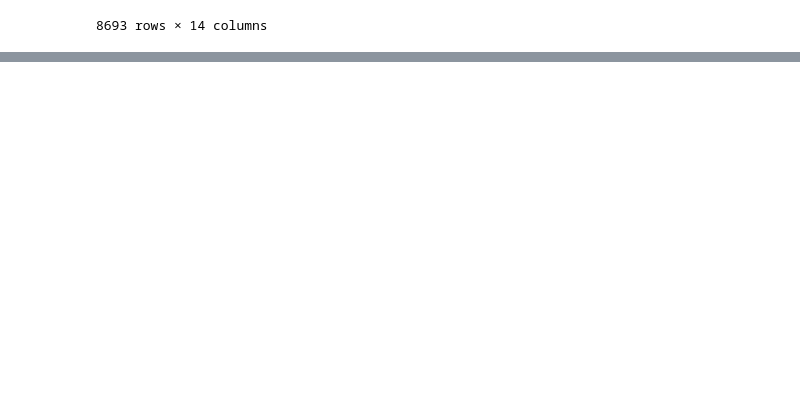
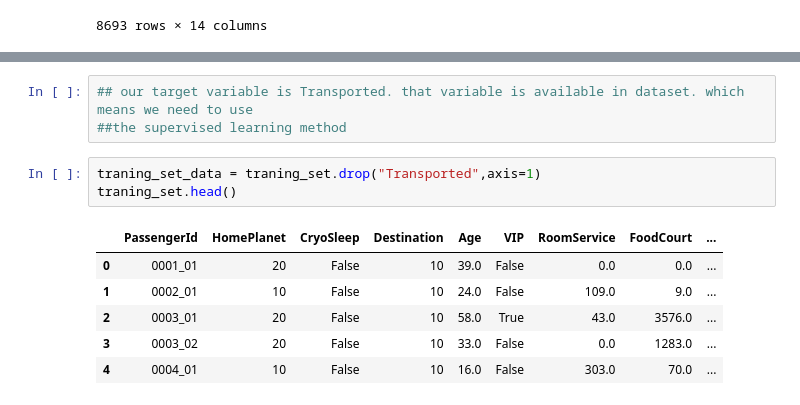
Before and after one commit to sandun7787/Titanic_Spaceship, a Jupyter notebook: space_titanic.ipynb, the cells around one changed output, grey strips where cells are left out. Saved outputs shown, nothing was run; the diff lists cells and outputs as text; blank space fills up the shorter version.

```diff
--- a/space_titanic.ipynb
+++ b/space_titanic.ipynb
@@ -92,0 +159,13 @@ NameError: name 'training_set' is not defined
+# %%
+## our target variable is Transported. that variable is available in dataset. which means we need to use
+##the supervised learning method
+# %%
+traning_set_data = traning_set.drop("Transported",axis=1)
+traning_set.head()
+# %% [output]
+|  | PassengerId | HomePlanet | CryoSleep | Destination | Age | VIP | RoomService | FoodCourt | ... |
+| 0 | 0001_01 | 20 | False | 10 | 39.0 | False | 0.0 | 0.0 | ... |
+| 1 | 0002_01 | 10 | False | 10 | 24.0 | False | 109.0 | 9.0 | ... |
+| 2 | 0003_01 | 20 | False | 10 | 58.0 | True | 43.0 | 3576.0 | ... |
+| 3 | 0003_02 | 20 | False | 10 | 33.0 | False | 0.0 | 1283.0 | ... |
+| 4 | 0004_01 | 10 | False | 10 | 16.0 | False | 303.0 | 70.0 | ... |
```
Also changed, not shown: parts of 6 cells of this notebook.
